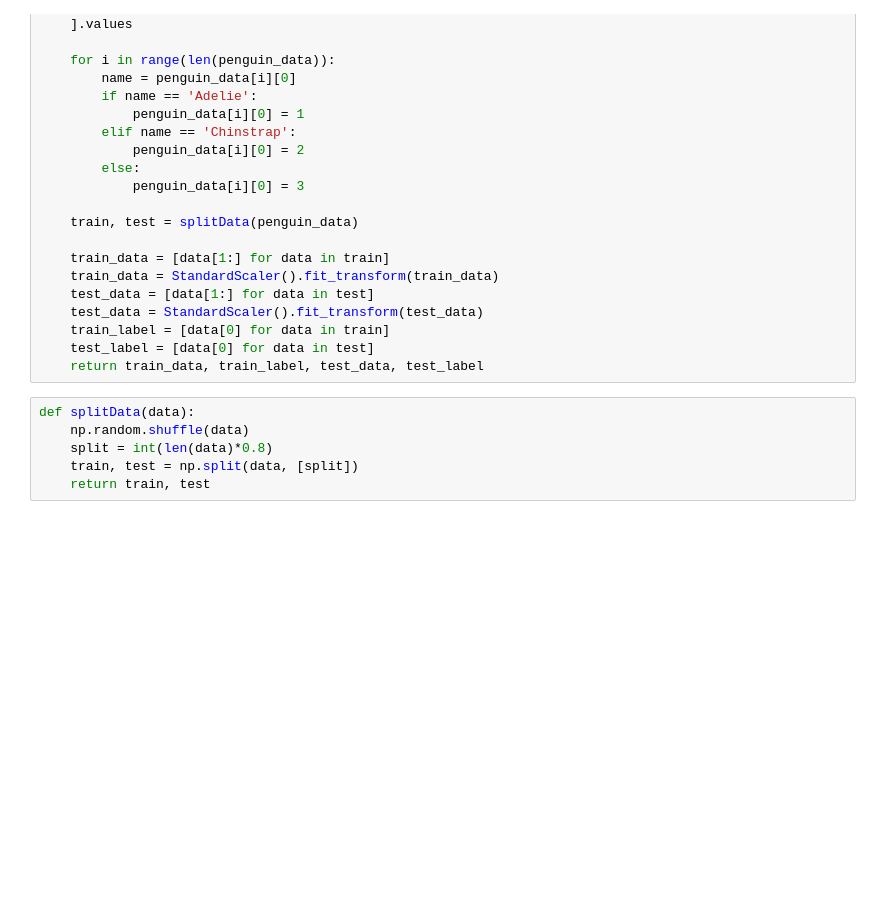
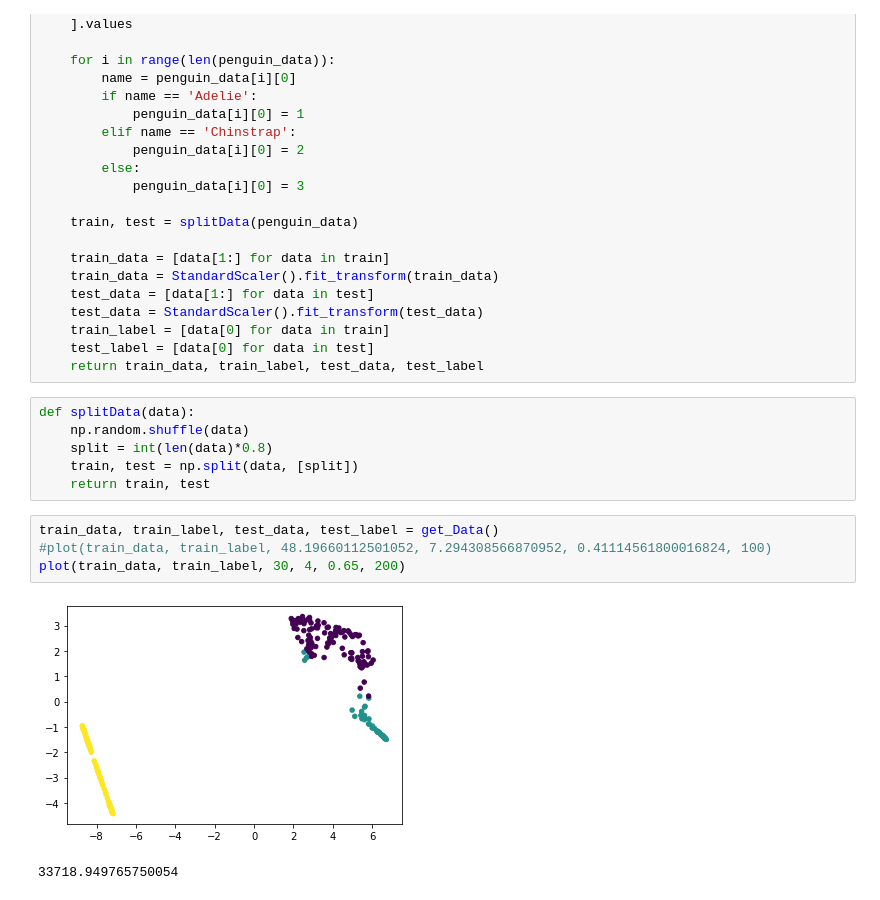
Before and after one commit to lewinsohndp/dimensional-reduction, a Jupyter notebook: tsne.ipynb, the cells around one changed output. Drawn from its saved outputs; the diff is of its cells as text; blank space fills up the shorter version.

```diff
--- a/tsne.ipynb
+++ b/tsne.ipynb
@@ -48,3 +51,10 @@ def splitData(data):
     split = int(len(data)*0.8)
     train, test = np.split(data, [split])
     return train, test
+# %%
+train_data, train_label, test_data, test_label = get_Data()
+#plot(train_data, train_label, 48.19660112501052, 7.294308566870952, 0.41114561800016824, 100)
+plot(train_data, train_label, 30, 4, 0.65, 200)
+# %% [output]
+[figure, added]
+33718.949765750054
```
Also changed, not shown: parts of 27 cells of this notebook.
